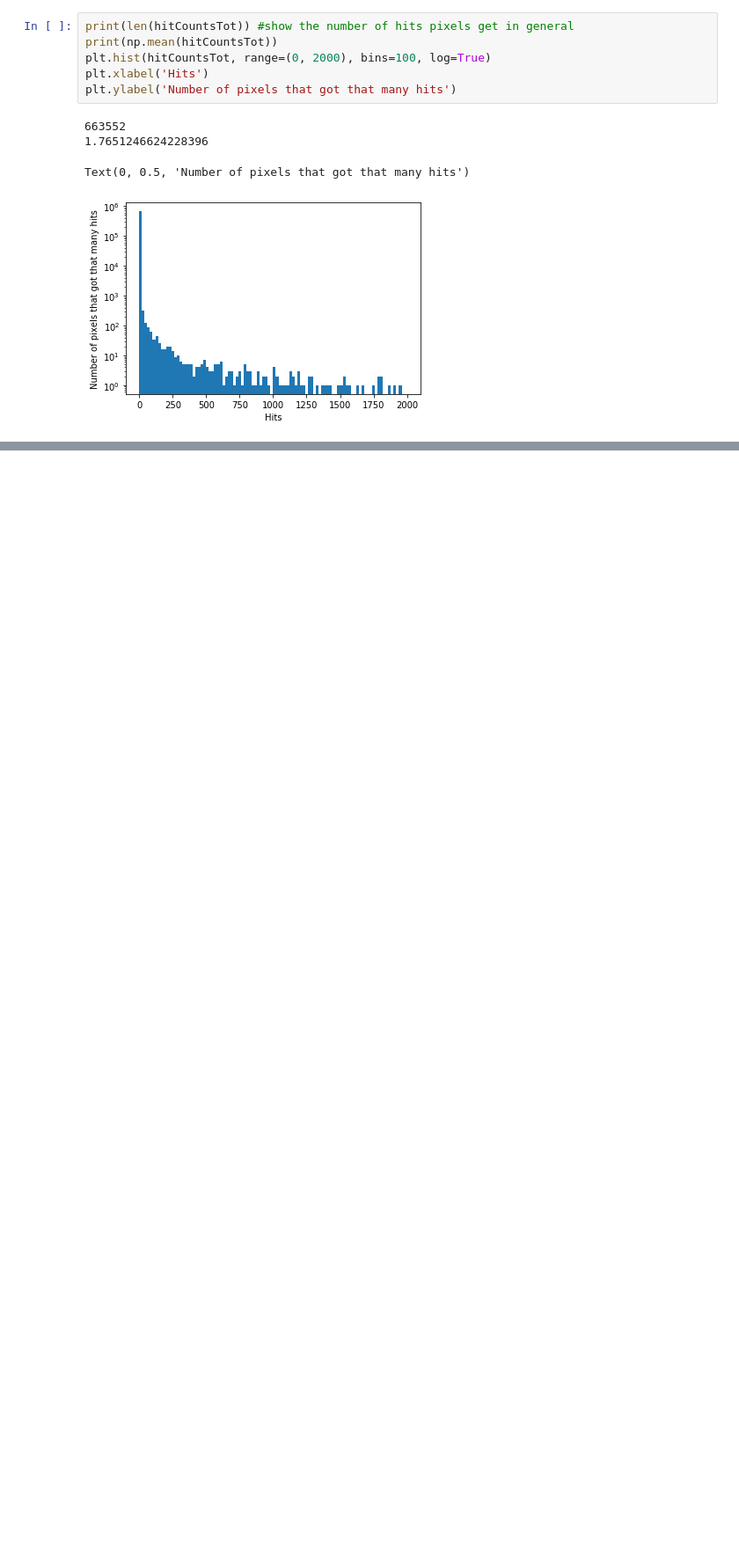
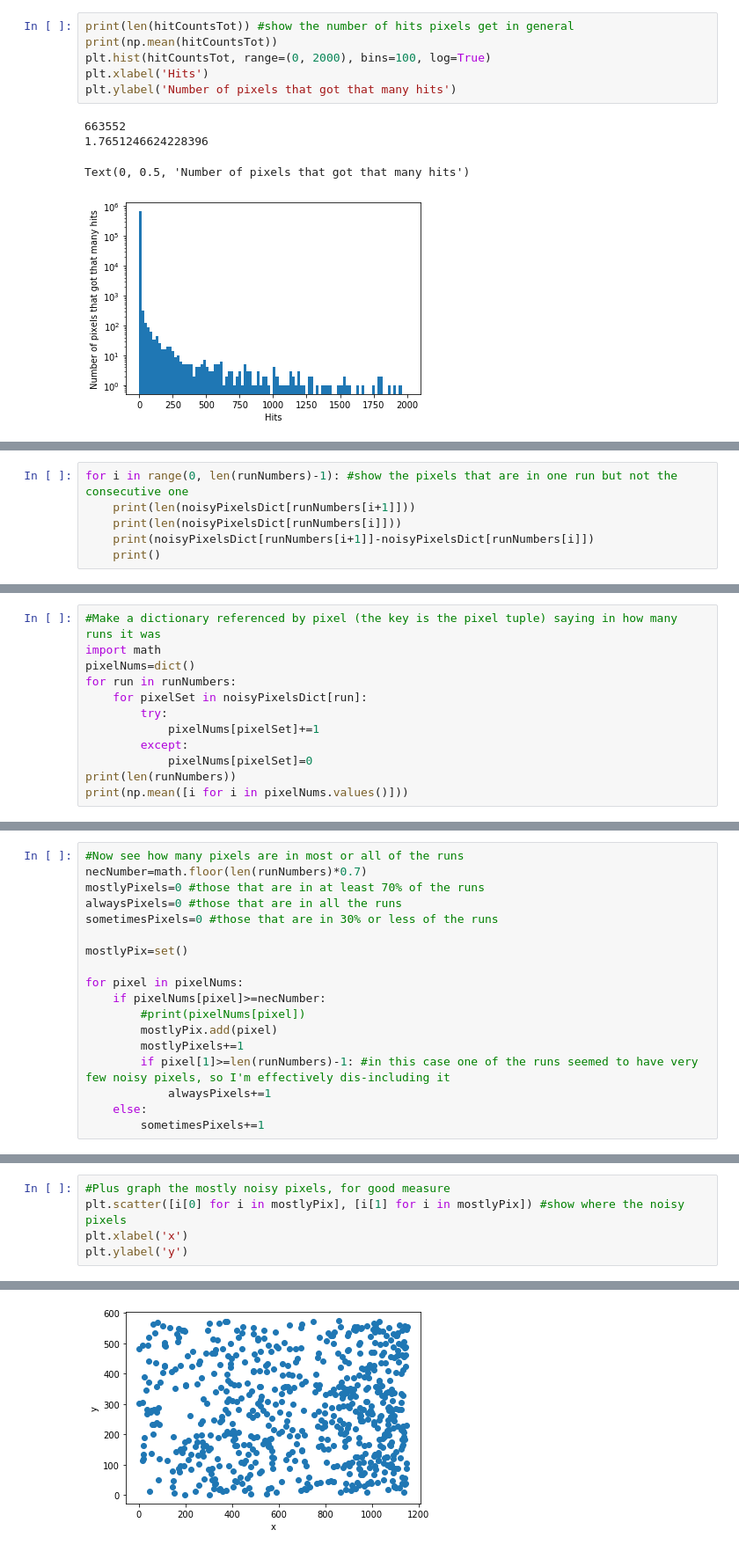
Before and after one commit to augustrainstorm/DESYChain, a Jupyter notebook: Sam/Noisy Pixels.ipynb, the cells around one changed output, grey strips where cells are left out. Shown at 88% size. Saved outputs shown, nothing was run; the diff lists cells and outputs as text; blank space fills up the shorter version.

Commit message:
Added more functionality to finding noisy pixels

```diff
--- a/Sam/Noisy Pixels.ipynb
+++ b/Sam/Noisy Pixels.ipynb
@@ -126,0 +158,6 @@ Text(0, 0.5, 'Number of pixels that got that many hits')
+# %%
+for i in range(0, len(runNumbers)-1): #show the pixels that are in one run but not the consecutive one
+    print(len(noisyPixelsDict[runNumbers[i+1]]))
+    print(len(noisyPixelsDict[runNumbers[i]]))
+    print(noisyPixelsDict[runNumbers[i+1]]-noisyPixelsDict[runNumbers[i]])
+    print()
@@ -126,0 +182,12 @@ Text(0, 0.5, 'Number of pixels that got that many hits')
+# %%
+#Make a dictionary referenced by pixel (the key is the pixel tuple) saying in how many runs it was
+import math
+pixelNums=dict()
+for run in runNumbers:
+    for pixelSet in noisyPixelsDict[run]:
+        try:
+            pixelNums[pixelSet]+=1
+        except:
+            pixelNums[pixelSet]=0
+print(len(runNumbers))
+print(np.mean([i for i in pixelNums.values()]))
@@ -126,0 +212,18 @@ Text(0, 0.5, 'Number of pixels that got that many hits')
+# %%
+#Now see how many pixels are in most or all of the runs
+necNumber=math.floor(len(runNumbers)*0.7)
+mostlyPixels=0 #those that are in at least 70% of the runs
+alwaysPixels=0 #those that are in all the runs
+sometimesPixels=0 #those that are in 30% or less of the runs
+
+mostlyPix=set()
+
+for pixel in pixelNums:
+    if pixelNums[pixel]>=necNumber:
+        #print(pixelNums[pixel])
+        mostlyPix.add(pixel)
+        mostlyPixels+=1
+        if pixel[1]>=len(runNumbers)-1: #in this case one of the runs seemed to have very few noisy pixels, so I'm effectively dis-including it
+            alwaysPixels+=1
+    else:
+        sometimesPixels+=1
@@ -126,0 +239,6 @@ Text(0, 0.5, 'Number of pixels that got that many hits')
+# %%
+#Plus graph the mostly noisy pixels, for good measure
+plt.scatter([i[0] for i in mostlyPix], [i[1] for i in mostlyPix]) #show where the noisy pixels
+plt.xlabel('x')
+plt.ylabel('y')
+# %% [output]
@@ -126,0 +246 @@ Text(0, 0.5, 'Number of pixels that got that many hits')
+[figure, added]
```
Also changed, not shown: parts of 5 cells of this notebook.
